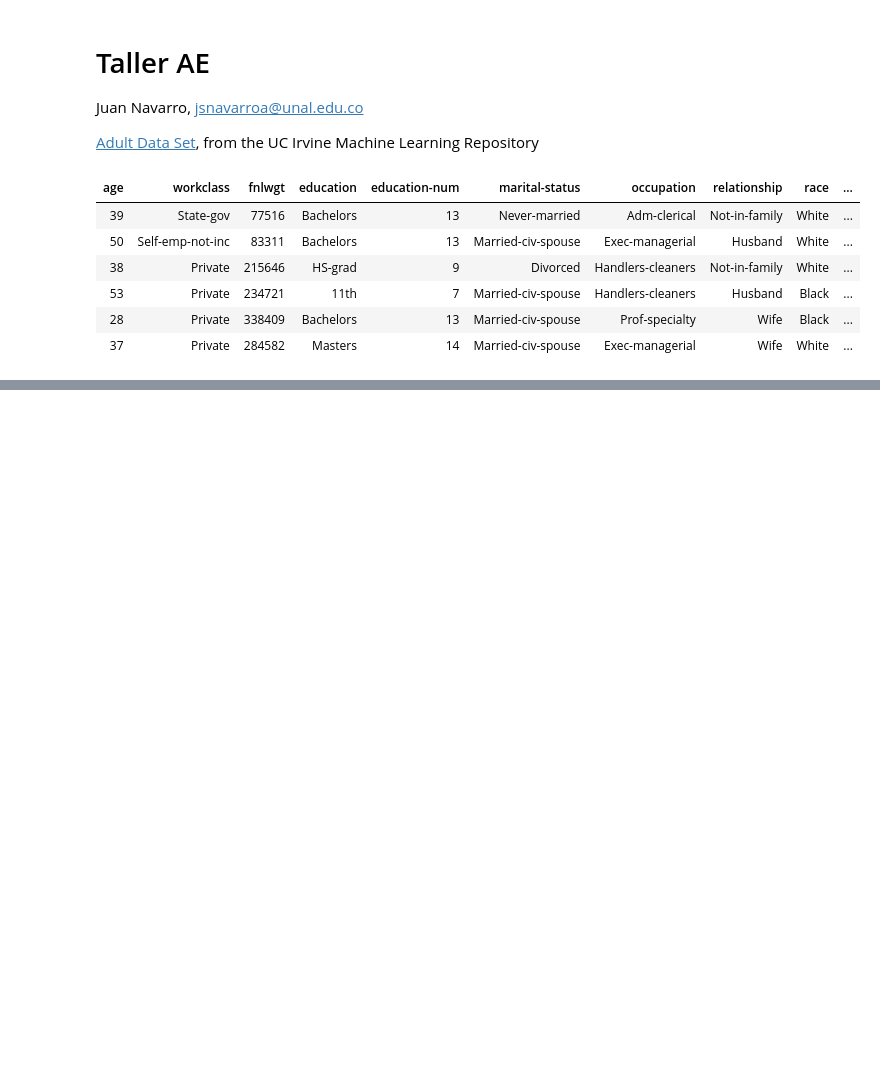
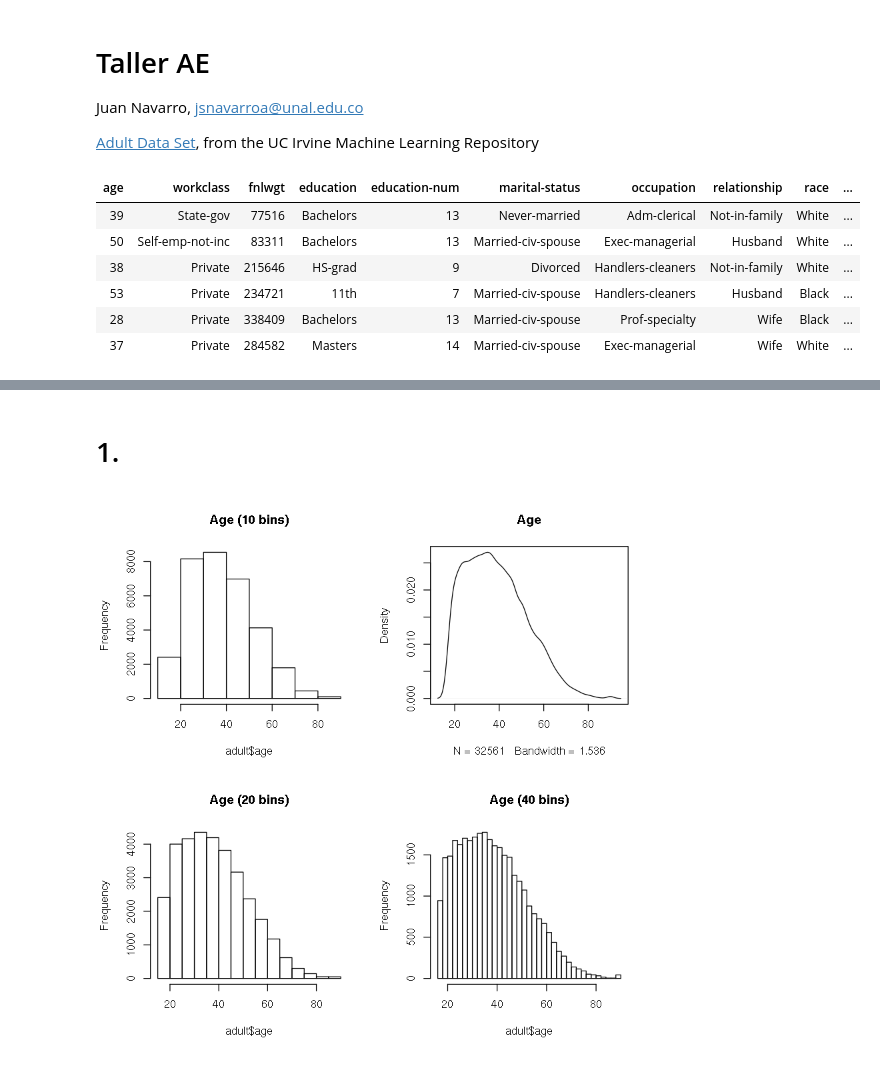
Before and after one commit to ingJSNA/dataMining2018, a Jupyter notebook: Taller AE.ipynb, the cells around one changed output, grey strips where cells are left out. Cells and saved outputs as stored; diff of their text form; code cells hidden in the pictures; blank space fills up the shorter version.

Commit message:
Calculate statistics and plot several graphs

```diff
--- a/Taller AE.ipynb
+++ b/Taller AE.ipynb
@@ -21,0 +96,13 @@ head(adult)
+# %% [markdown]
+# 1.
+# %%
+# Combine multiple plots
+par(mfrow=c(2,2))
+
+# Histograms and density plots
+hist(adult$age, breaks=10, main="Age (10 bins)")
+plot(density(adult$age), main="Age")
+hist(adult$age, breaks=20, main="Age (20 bins)")
+hist(adult$age, breaks=40, main="Age (40 bins)")
+# %% [output]
+[figure, added]
```
Also changed, not shown: parts of 3 cells of this notebook.
